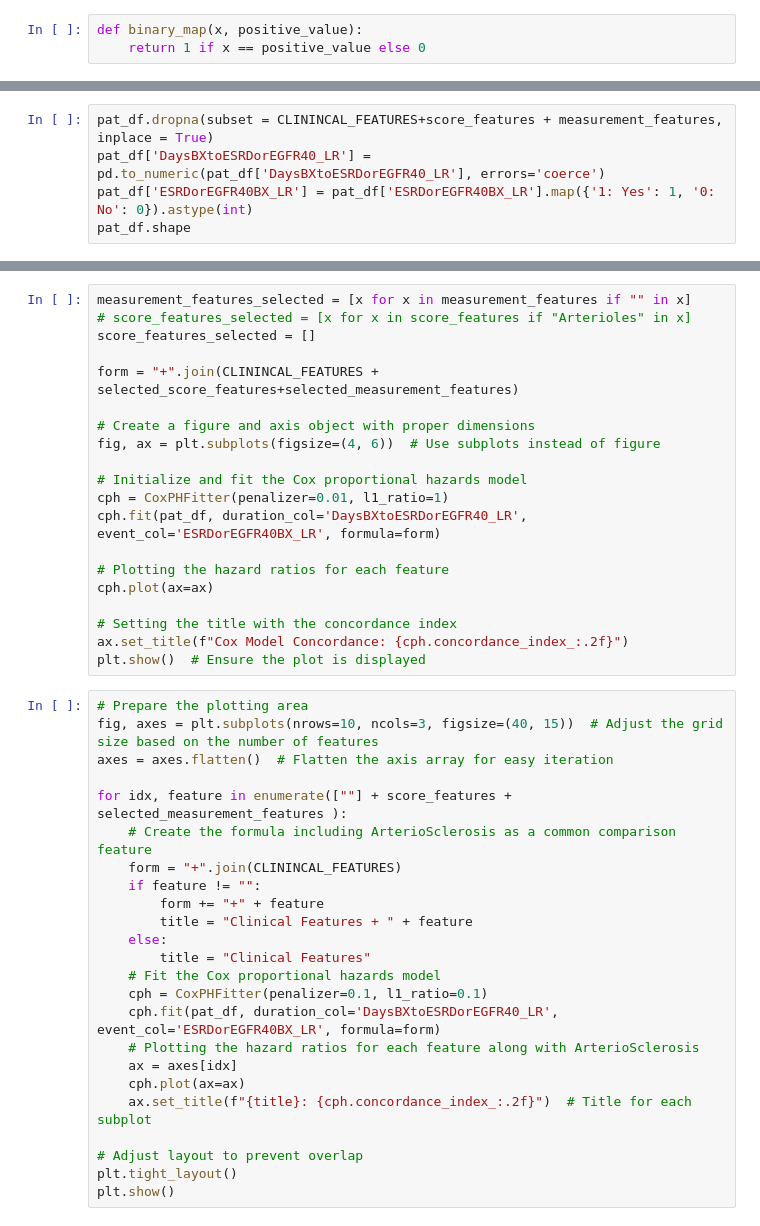
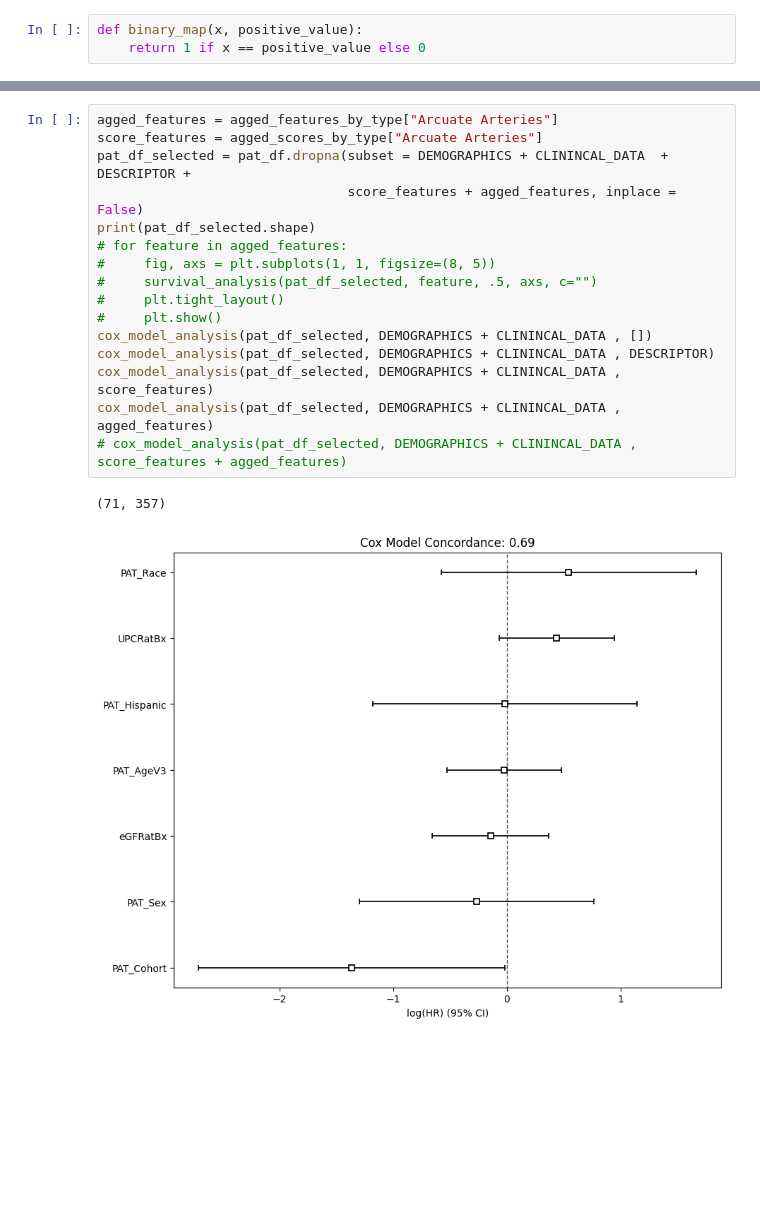
Before and after one commit to code-by-jin/vessel-ai, a Jupyter notebook: step_7_clinical_study/cox_model.ipynb, the cells around one changed output, grey strips where cells are left out. Drawn from its saved outputs; the diff is of its cells as text; blank space fills up the shorter version.

```diff
--- a/step_7_clinical_study/cox_model.ipynb
+++ b/step_7_clinical_study/cox_model.ipynb
@@ -146,5 +144,0 @@ measurement_features
-# %%
-pat_df.dropna(subset = CLININCAL_FEATURES+score_features + measurement_features, inplace = True)
-pat_df['DaysBXtoESRDorEGFR40_LR'] = pd.to_numeric(pat_df['DaysBXtoESRDorEGFR40_LR'], errors='coerce')
-pat_df['ESRDorEGFR40BX_LR'] = pat_df['ESRDorEGFR40BX_LR'].map({'1: Yes': 1, '0: No': 0}).astype(int)
-pat_df.shape
@@ -399,44 +145,19 @@ plt.show()  # Ensure the plot is displayed
-# %%
-measurement_features_selected = [x for x in measurement_features if "" in x]
-# score_features_selected = [x for x in score_features if "Arterioles" in x]
-score_features_selected = []
-
-form = "+".join(CLININCAL_FEATURES + selected_score_features+selected_measurement_features)
-
-# Create a figure and axis object with proper dimensions
-fig, ax = plt.subplots(figsize=(4, 6))  # Use subplots instead of figure
-
-# Initialize and fit the Cox proportional hazards model
-cph = CoxPHFitter(penalizer=0.01, l1_ratio=1)
-cph.fit(pat_df, duration_col='DaysBXtoESRDorEGFR40_LR', event_col='ESRDorEGFR40BX_LR', formula=form)
-
-# Plotting the hazard ratios for each feature
-cph.plot(ax=ax)
-
-# Setting the title with the concordance index
-ax.set_title(f"Cox Model Concordance: {cph.concordance_index_:.2f}")
-plt.show()  # Ensure the plot is displayed
-# %%
-# Prepare the plotting area
-fig, axes = plt.subplots(nrows=10, ncols=3, figsize=(40, 15))  # Adjust the grid size based on the number of features
-axes = axes.flatten()  # Flatten the axis array for easy iteration
-
-for idx, feature in enumerate([""] + score_features + selected_measurement_features ):
-    # Create the formula including ArterioSclerosis as a common comparison feature
-    form = "+".join(CLININCAL_FEATURES)
-    if feature != "":
-        form += "+" + feature
-        title = "Clinical Features + " + feature
-    else:
-        title = "Clinical Features"
-    # Fit the Cox proportional hazards model
-    cph = CoxPHFitter(penalizer=0.1, l1_ratio=0.1)
-    cph.fit(pat_df, duration_col='DaysBXtoESRDorEGFR40_LR', event_col='ESRDorEGFR40BX_LR', formula=form)
-    # Plotting the hazard ratios for each feature along with ArterioSclerosis
-    ax = axes[idx]
-    cph.plot(ax=ax)
-    ax.set_title(f"{title}: {cph.concordance_index_:.2f}")  # Title for each subplot
-
-# Adjust layout to prevent overlap
-plt.tight_layout()
-plt.show()
+# %%
+agged_features = agged_features_by_type["Arcuate Arteries"]
+score_features = agged_scores_by_type["Arcuate Arteries"]
+pat_df_selected = pat_df.dropna(subset = DEMOGRAPHICS + CLININCAL_DATA  + DESCRIPTOR +
+                                score_features + agged_features, inplace = False)
+print(pat_df_selected.shape)
+# for feature in agged_features:
+#     fig, axs = plt.subplots(1, 1, figsize=(8, 5))
+#     survival_analysis(pat_df_selected, feature, .5, axs, c="")
+#     plt.tight_layout()
+#     plt.show()
+cox_model_analysis(pat_df_selected, DEMOGRAPHICS + CLININCAL_DATA , [])
+cox_model_analysis(pat_df_selected, DEMOGRAPHICS + CLININCAL_DATA , DESCRIPTOR)
+cox_model_analysis(pat_df_selected, DEMOGRAPHICS + CLININCAL_DATA , score_features)
+cox_model_analysis(pat_df_selected, DEMOGRAPHICS + CLININCAL_DATA , agged_features)
+# cox_model_analysis(pat_df_selected, DEMOGRAPHICS + CLININCAL_DATA , score_features + agged_features)
+# %% [output]
+(71, 357)
+[figure, added]
```
Also changed, not shown: parts of 24 cells of this notebook, 5 other files.
